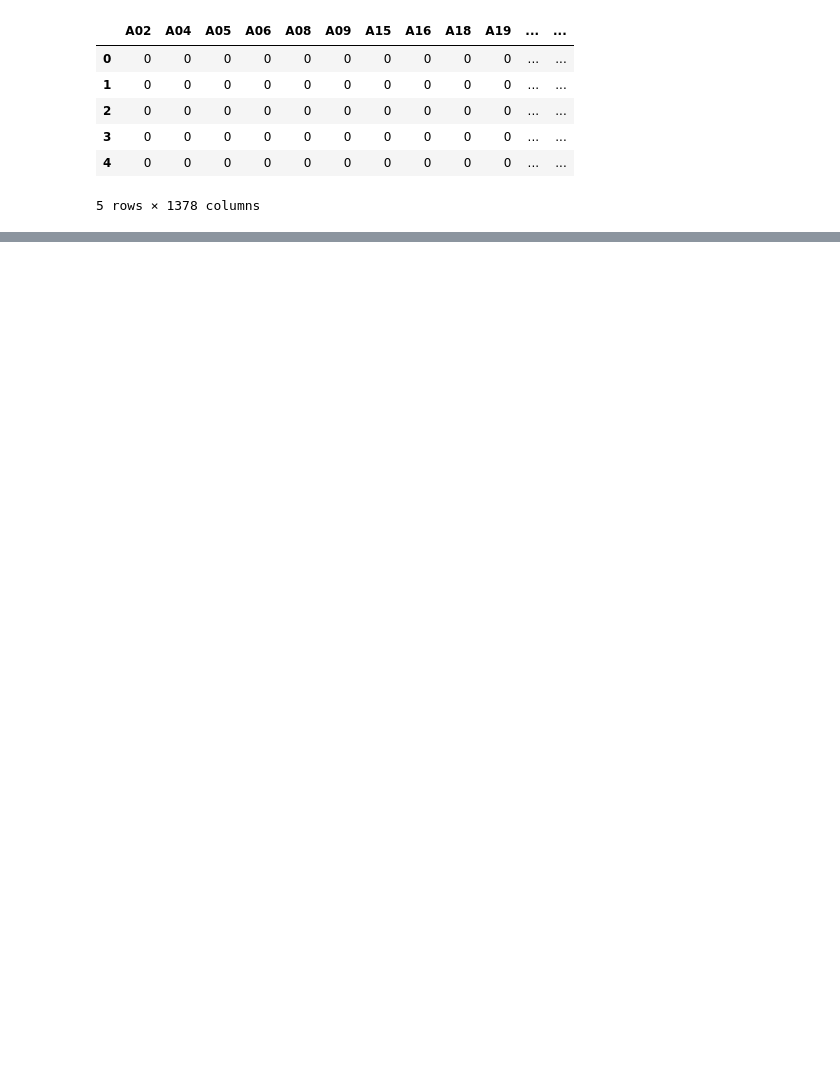
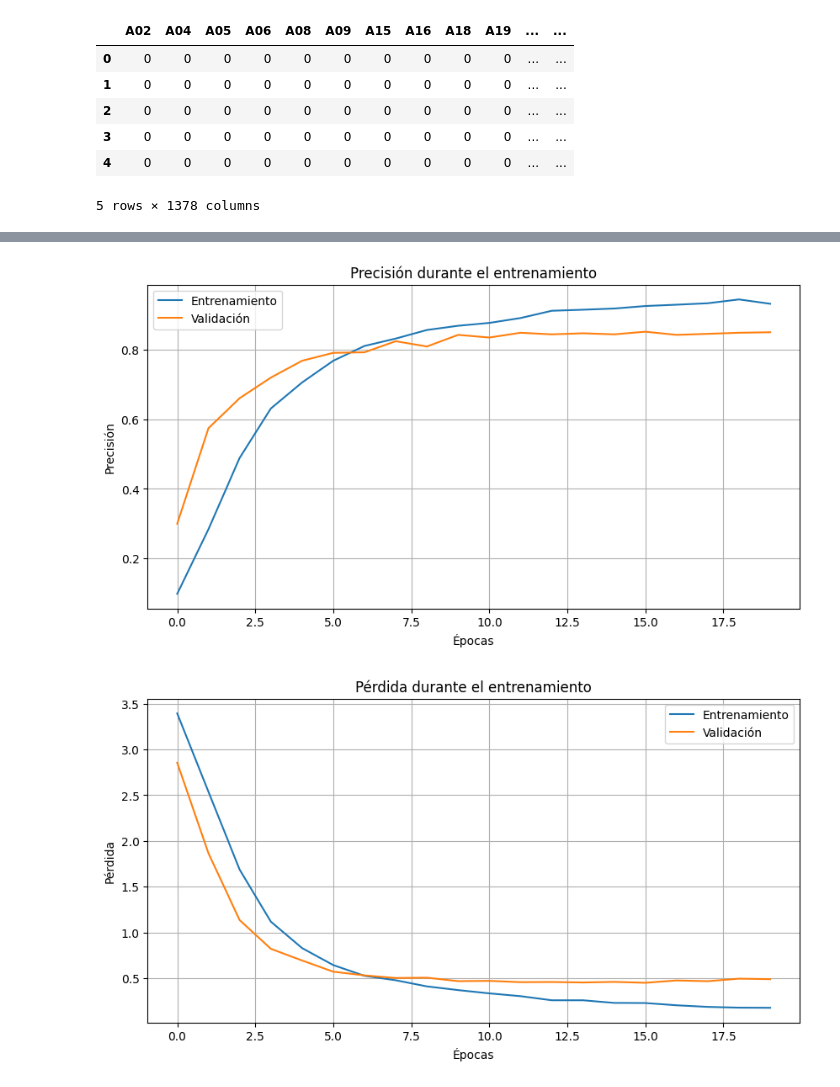
Before and after one commit to ntalme/Proyecto-Aprendizaje-de-Maquina, a Jupyter notebook: CodigoProyecto1.ipynb, the cells around one changed output, grey strips where cells are left out. Drawn from its saved outputs; the diff is of its cells as text; code cells hidden in the pictures; blank space fills up the shorter version.

```diff
--- a/CodigoProyecto1.ipynb
+++ b/CodigoProyecto1.ipynb
@@ -393,0 +554,25 @@ X.head()
+# %%
+# Gráfico de precisión (accuracy)
+plt.figure(figsize=(10, 5))
+plt.plot(historial.history['accuracy'], label='Entrenamiento')
+plt.plot(historial.history['val_accuracy'], label='Validación')
+plt.title('Precisión durante el entrenamiento')
+plt.xlabel('Épocas')
+plt.ylabel('Precisión')
+plt.legend()
+plt.grid(True)
+plt.show()
+
+# Gráfico de pérdida (loss)
+plt.figure(figsize=(10, 5))
+plt.plot(historial.history['loss'], label='Entrenamiento')
+plt.plot(historial.history['val_loss'], label='Validación')
+plt.title('Pérdida durante el entrenamiento')
+plt.xlabel('Épocas')
+plt.ylabel('Pérdida')
+plt.legend()
+plt.grid(True)
+plt.show()
+# %% [output]
+[figure, added]
+[figure, added]
```
Also changed, not shown: parts of 57 cells of this notebook.
